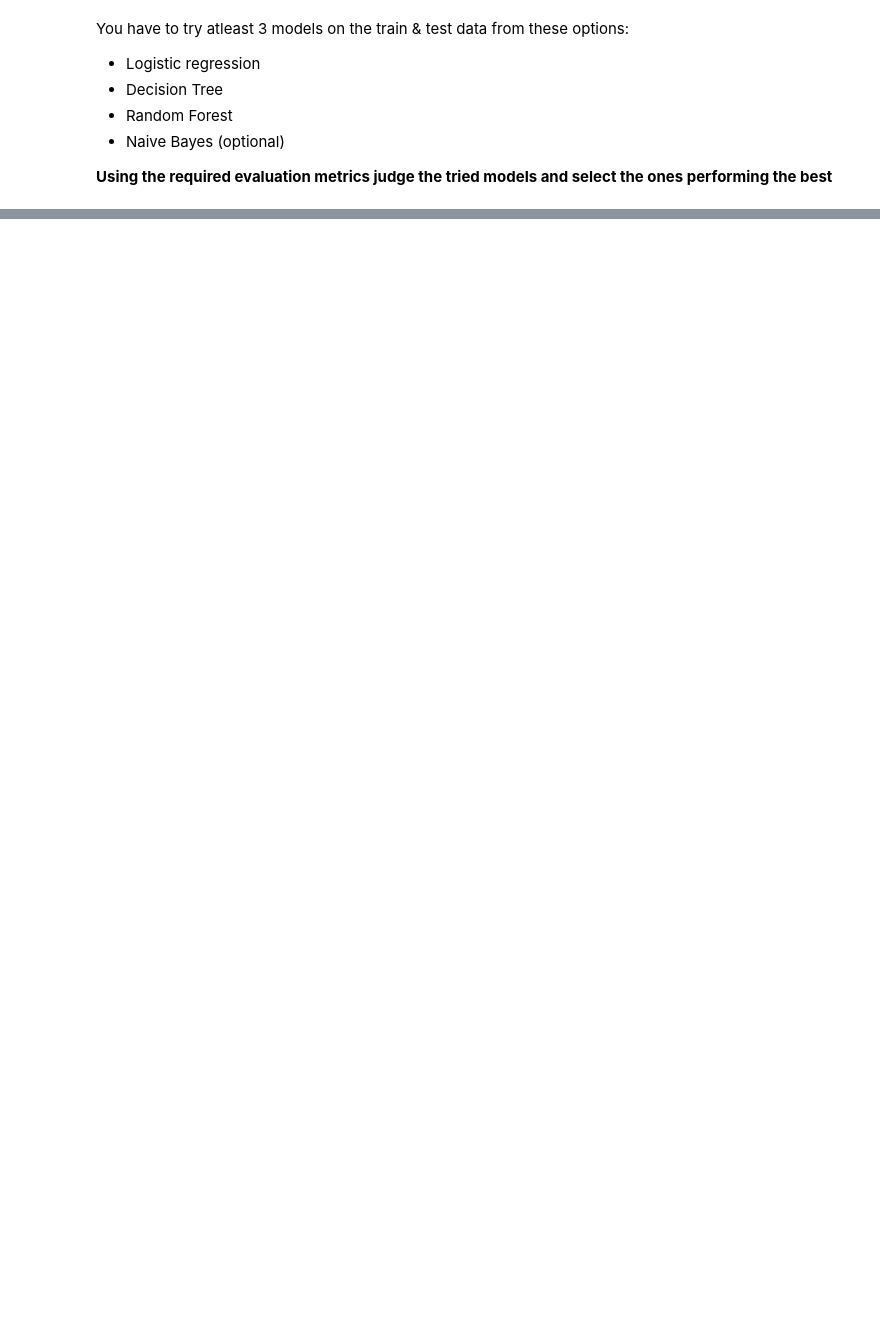
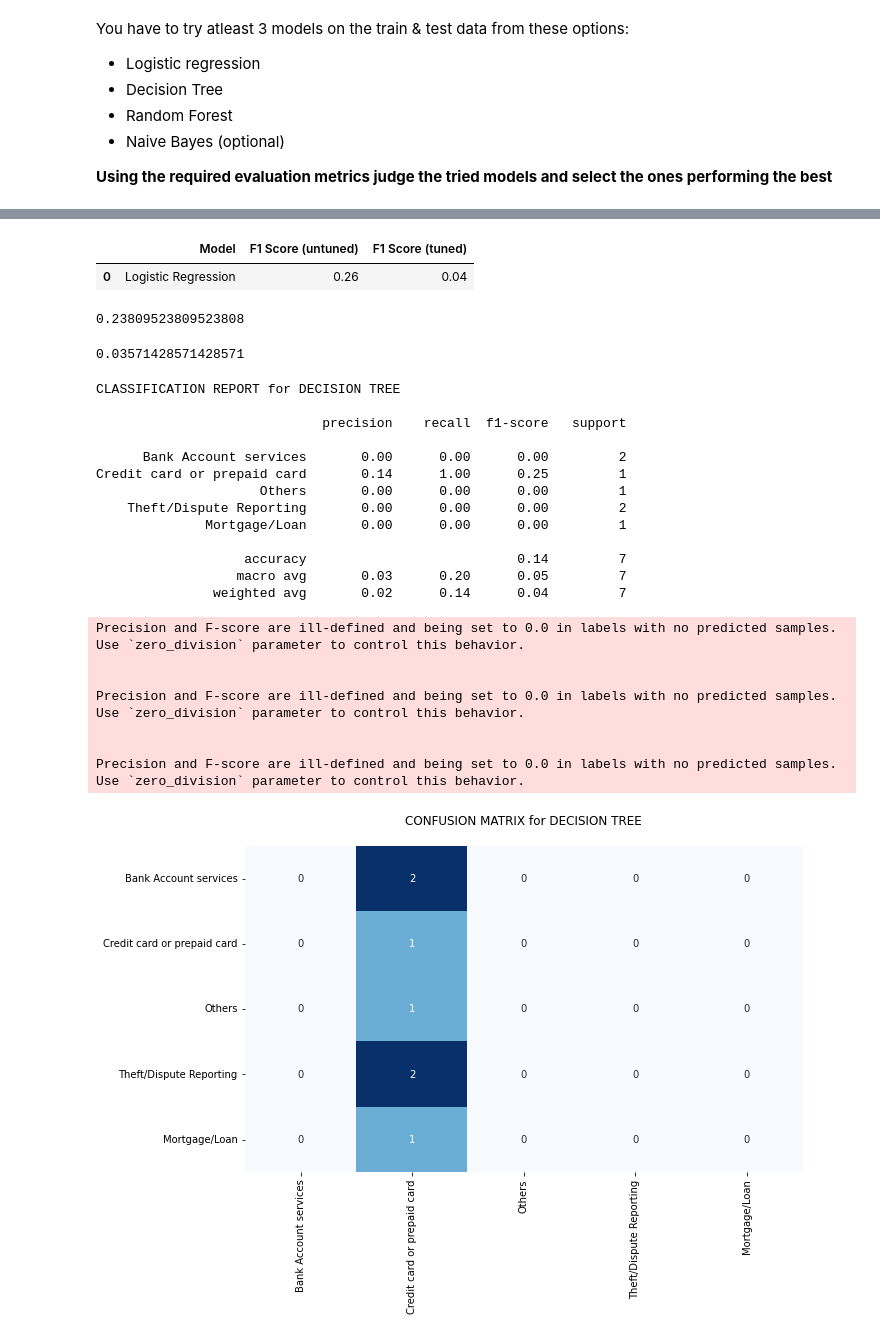
Before and after one commit to santoshramakumar/Automatic-Ticket-Classification-, a Jupyter notebook: Automatic_Ticket_Classification_Assignment.ipynb, the cells around one changed output, grey strips where cells are left out. Cells and saved outputs as stored; diff of their text form; code cells hidden in the pictures; blank space fills up the shorter version.

```diff
--- a/Automatic_Ticket_Classification_Assignment.ipynb
+++ b/Automatic_Ticket_Classification_Assignment.ipynb
@@ -695,0 +1005,61 @@ You have to try atleast 3 models on the train & test data from these options:
+# %%
+# Create a dataframe to store F1 Scores of all models we will build
+summary = pd.DataFrame([{'Model': 'Logistic Regression','F1 Score (untuned)': round(f1_lr, 2), 'F1 Score (tuned)': round(f1_lr_tuned, 2)}])
+summary
+# %% [output]
+|  | Model | F1 Score (untuned) | F1 Score (tuned) |
+| 0 | Logistic Regression | 0.26 | 0.04 |
+# %%
+# Decision Tree
+
+# Run Decision Tree on default hyperparameters
+model_name = 'DECISION TREE'
+clf_dt = DecisionTreeClassifier()
+clf_dt.fit(X_train, y_train)
+y_pred_dt = clf_dt.predict(X_test)
+# %%
+# Calculate F1 Score using weighted average method
+f1_dt = f1_score(y_test, y_pred_dt, average="weighted")
+f1_dt
+# %% [output]
+0.23809523809523808
+# %%
+# Run Decision Tree on tuned hyperparameters
+clf_dt_tuned = DecisionTreeClassifier(criterion='gini',
+                                      max_depth=30,
+                                      min_samples_leaf=15,
+                                      max_features=None)
+
+clf_dt_tuned.fit(X_train, y_train)
+y_pred_dt_tuned = clf_dt_tuned.predict(X_test)
+# %%
+# Calculate F1 Score of tuned model using weighted average method
+f1_dt_tuned = f1_score(y_test, y_pred_dt_tuned, average="weighted")
+f1_dt_tuned
+# %% [output]
+0.03571428571428571
+# %%
+# Evaluate the tuned Decision Tree classifier
+eval_model(y_test, y_pred_dt_tuned, model_name)
+# %% [output]
+CLASSIFICATION REPORT for DECISION TREE
+
+                             precision    recall  f1-score   support
+
+      Bank Account services       0.00      0.00      0.00         2
+Credit card or prepaid card       0.14      1.00      0.25         1
+                     Others       0.00      0.00      0.00         1
+    Theft/Dispute Reporting       0.00      0.00      0.00         2
+              Mortgage/Loan       0.00      0.00      0.00         1
+
+                   accuracy                           0.14         7
+                  macro avg       0.03      0.20      0.05         7
+               weighted avg       0.02      0.14      0.04         7
+Precision and F-score are ill-defined and being set to 0.0 in labels with no predicted samples. Use `zero_division` parameter to control this behavior.
+
+
+Precision and F-score are ill-defined and being set to 0.0 in labels with no predicted samples. Use `zero_division` parameter to control this behavior.
+
+
+Precision and F-score are ill-defined and being set to 0.0 in labels with no predicted samples. Use `zero_division` parameter to control this behavior.
+[figure, added]
```
Also changed, not shown: parts of 62 cells of this notebook.
